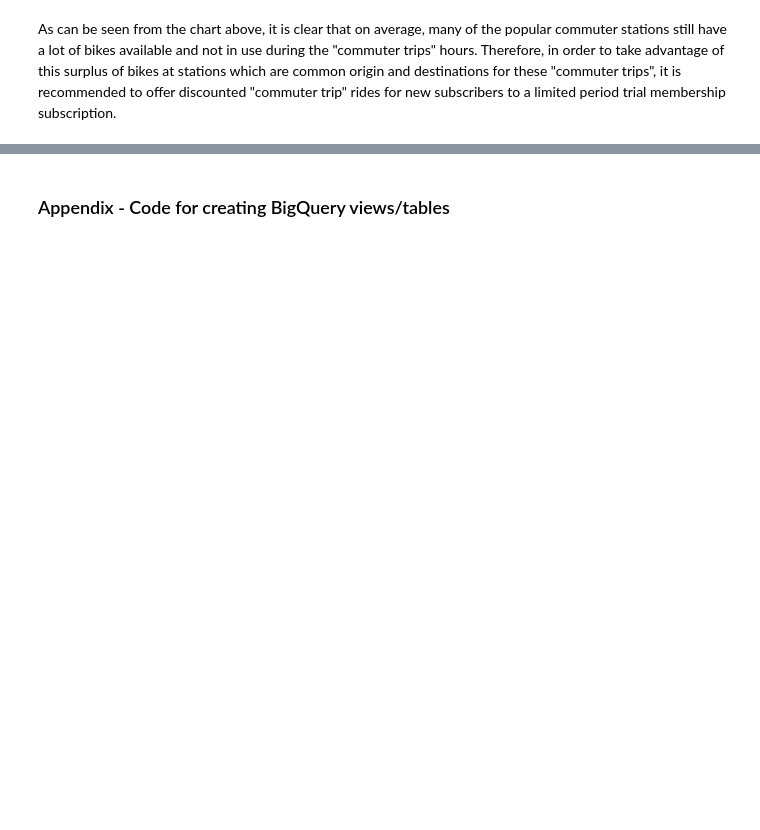
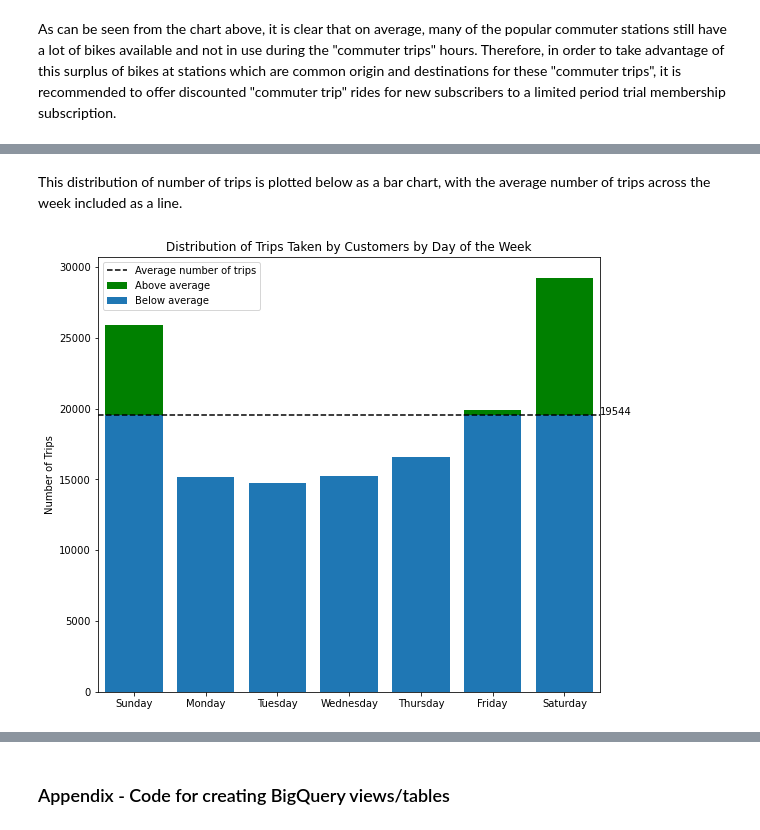
Before and after one commit to stemlock/Lyft_Bay_Wheels_Ridership_BigQuery_Analysis, a Jupyter notebook: Project_1.ipynb, the cells around one changed output, grey strips where cells are left out. Drawn from its saved outputs; the diff is of its cells as text; code cells hidden in the pictures; blank space fills up the shorter version.

```diff
--- a/Project_1.ipynb
+++ b/Project_1.ipynb
@@ -184,0 +239,30 @@ As can be seen from the chart above, it is clear that on average, many of the po
+# %% [markdown]
+This distribution of number of trips is plotted below as a bar chart, with the average number of trips across the week included as a line.
+# %%
+# Retrieve the labels, distribution, and average number of trips across the week
+dow = df_customers_by_dow['start_dow_str']
+num_trips = df_customers_by_dow['num_trips']
+avg_trips = np.mean(num_trips)
+x = np.arange(len(dow))
+
+# Create a separation of the bar charts
+above_threshold = np.maximum(num_trips - avg_trips, 0)
+below_threshold = np.minimum(num_trips, avg_trips)
+
+# Plot the above bars, below bars, and the average line
+plt.figure(figsize=(9,8))
+plt.bar(x, above_threshold, color="g", bottom=below_threshold, label="Above average")
+plt.bar(x, below_threshold, label="Below average")
+plt.plot([min(x)-0.5, max(x)+0.5], [avg_trips, avg_trips], "k--", label="Average number of trips")
+
+# Label the plot and show the legend
+plt.title("Distribution of Trips Taken by Customers by Day of the Week")
+plt.ylabel("Number of Trips")
+plt.xlim([min(x)-0.5, max(x)+0.5])
+plt.xticks(x, dow)
+plt.annotate(f"{avg_trips:.0f}", xy=(max(x)+0.5, avg_trips))
+plt.legend()
+
+plt.show()
+# %% [output]
+[figure, added]
```
Also changed, not shown: parts of 22 cells of this notebook.
